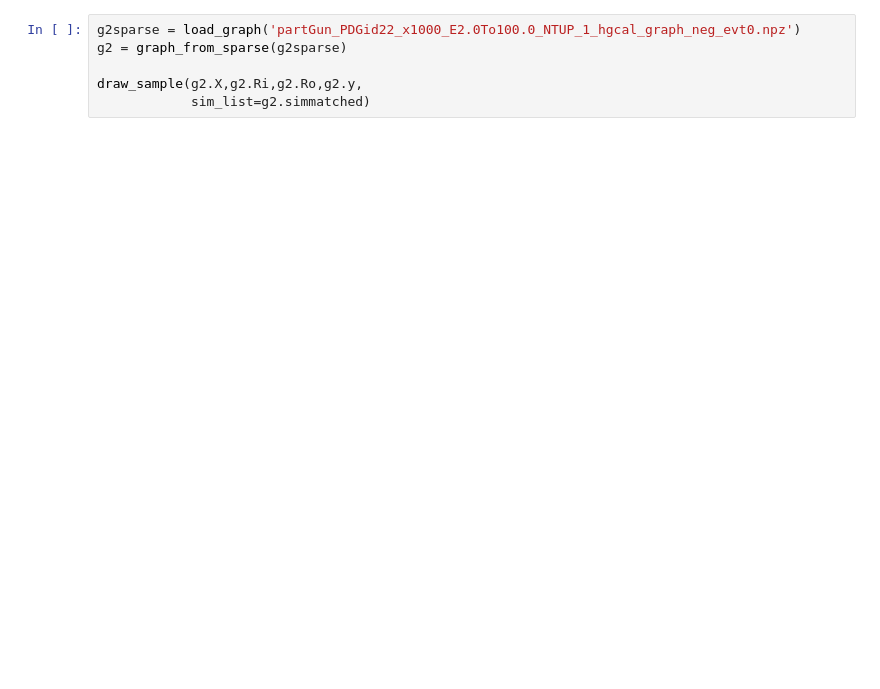
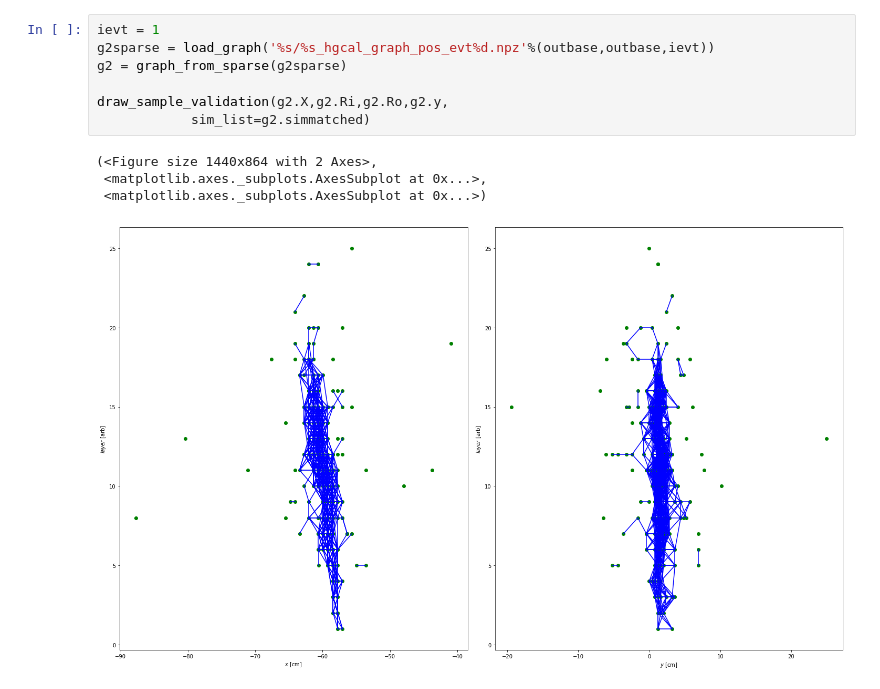
Before and after one commit to tklijnsma/hgcal_ldrd, a Jupyter notebook: notebooks/graph_generation/make_graphs.ipynb, the cells around one changed output. Drawn from its saved outputs; the diff is of its cells as text; blank space fills up the shorter version.

```diff
--- a/notebooks/graph_generation/make_graphs.ipynb
+++ b/notebooks/graph_generation/make_graphs.ipynb
@@ -111,6 +88,12 @@ draw_sample(g1.X,g1.Ri,g1.Ro,g1.y,
 # %%
-g2sparse = load_graph('partGun_PDGid22_x1000_E2.0To100.0_NTUP_1_hgcal_graph_neg_evt0.npz')
+ievt = 1
+g2sparse = load_graph('%s/%s_hgcal_graph_pos_evt%d.npz'%(outbase,outbase,ievt))
 g2 = graph_from_sparse(g2sparse)
 
-draw_sample(g2.X,g2.Ri,g2.Ro,g2.y,
+draw_sample_validation(g2.X,g2.Ri,g2.Ro,g2.y,
             sim_list=g2.simmatched)
+# %% [output]
+(<Figure size 1440x864 with 2 Axes>,
+ <matplotlib.axes._subplots.AxesSubplot at 0x...>,
+ <matplotlib.axes._subplots.AxesSubplot at 0x...>)
+[figure, added]
```
Also changed, not shown: parts of 3 cells of this notebook, 3 other files.
